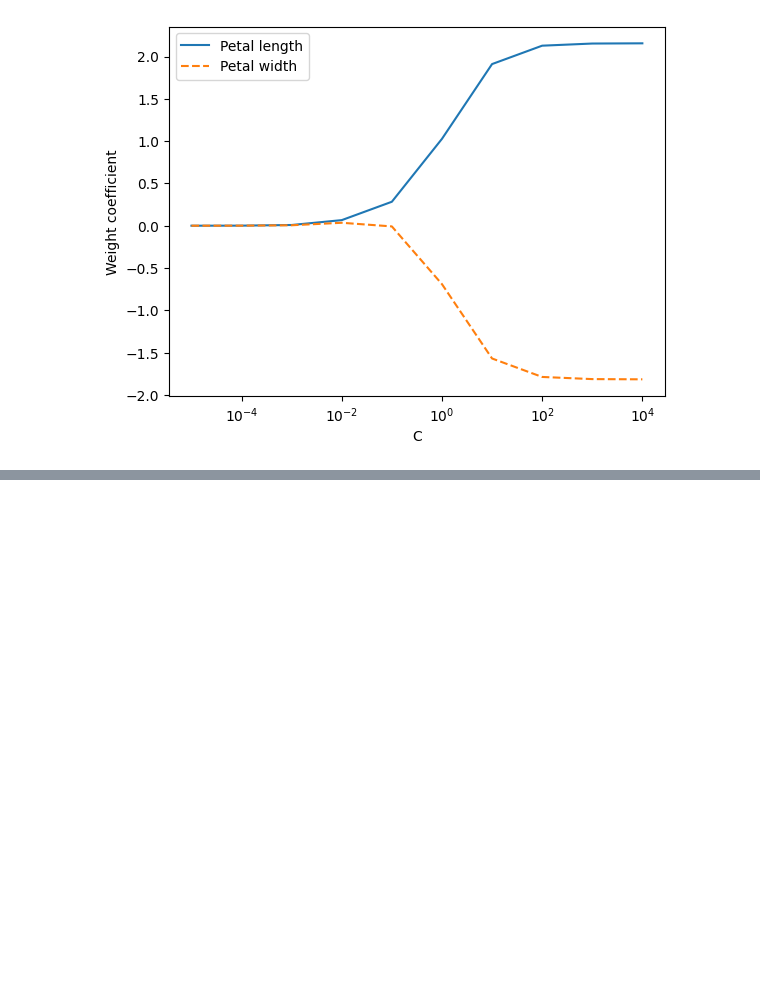
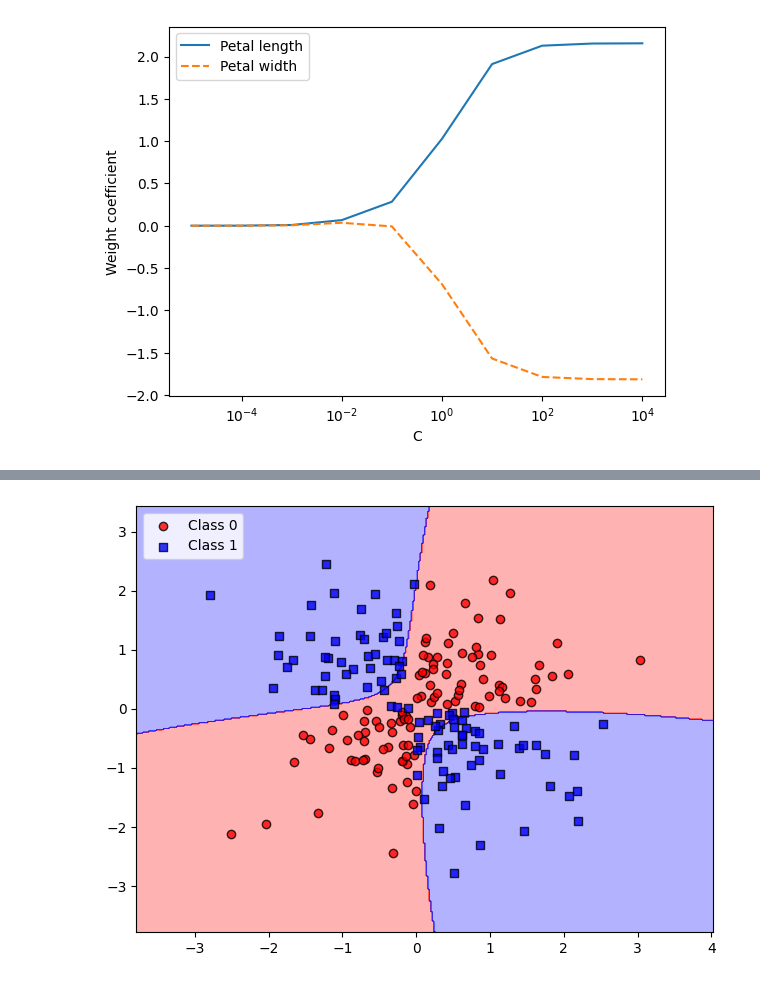
Before and after one commit to CllsPy/learn_ai, a Jupyter notebook: livros/ML with Pytorch & Sklearn/ch03/notebooks/ch03-ml-com-pytorch.ipynb, the cells around one changed output, grey strips where cells are left out. Saved outputs shown, nothing was run; the diff lists cells and outputs as text; code cells hidden in the pictures; blank space fills up the shorter version.

```diff
--- a/livros/ML with Pytorch & Sklearn/ch03/notebooks/ch03-ml-com-pytorch.ipynb
+++ b/livros/ML with Pytorch & Sklearn/ch03/notebooks/ch03-ml-com-pytorch.ipynb
@@ -368,0 +424,12 @@ plt.show()
+# %%
+svm = SVC(kernel='rbf', random_state=1, gamma=0.10, C=10.0)
+svm.fit(X_xor, y_xor)
+plot_decision_regions(X_xor, y_xor,
+                      classifier=svm)
+
+plt.legend(loc='upper left')
+plt.tight_layout()
+#plt.savefig('figures/03_14.png', dpi=300)
+plt.show()
+# %% [output]
+[figure, added]
```
Also changed, not shown: parts of 14 cells of this notebook.
